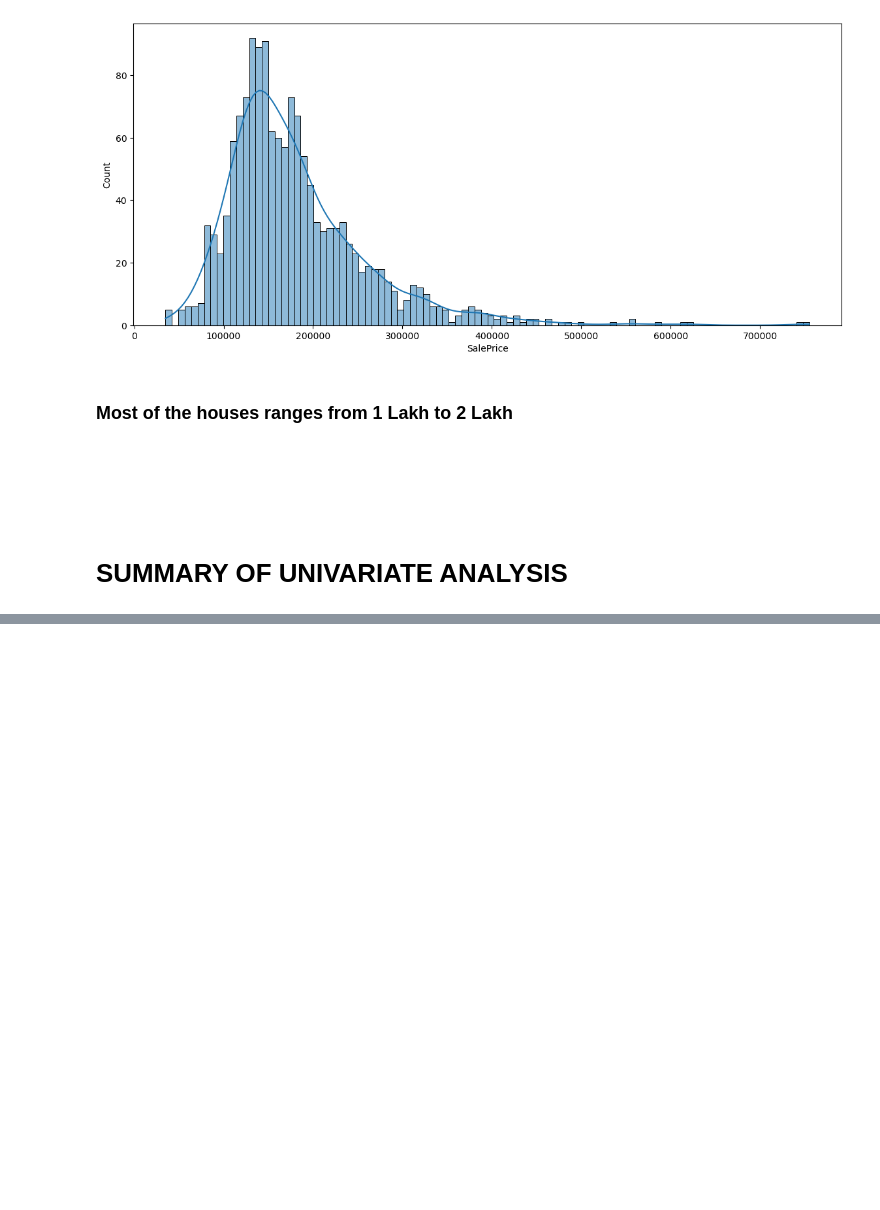
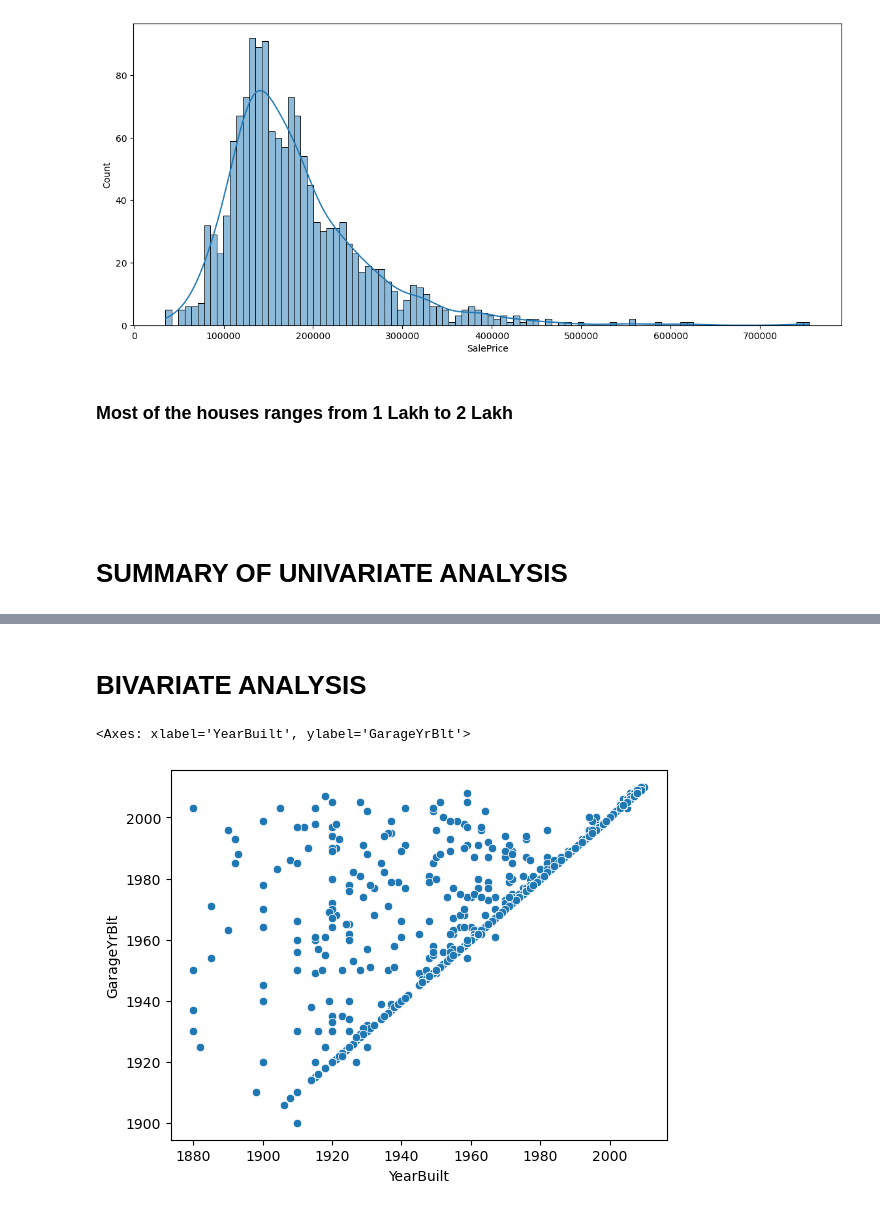
Before and after one commit to amanverma-98/house_price, a Jupyter notebook: house_sale.ipynb, the cells around one changed output, grey strips where cells are left out. Saved outputs shown, nothing was run; the diff lists cells and outputs as text; code cells hidden in the pictures; blank space fills up the shorter version.

Commit message:
Bivariate with  summary done

```diff
--- a/house_sale.ipynb
+++ b/house_sale.ipynb
@@ -353,0 +372,7 @@ sns.histplot(data = df , x = 'SalePrice' , bins = 100 , kde = True)
+# %% [markdown]
+# BIVARIATE ANALYSIS
+# %%
+sns.scatterplot(data = df , x = 'YearBuilt' , y = 'GarageYrBlt' )
+# %% [output]
+<Axes: xlabel='YearBuilt', ylabel='GarageYrBlt'>
+[figure, added]
```
Also changed, not shown: parts of 31 cells of this notebook.
